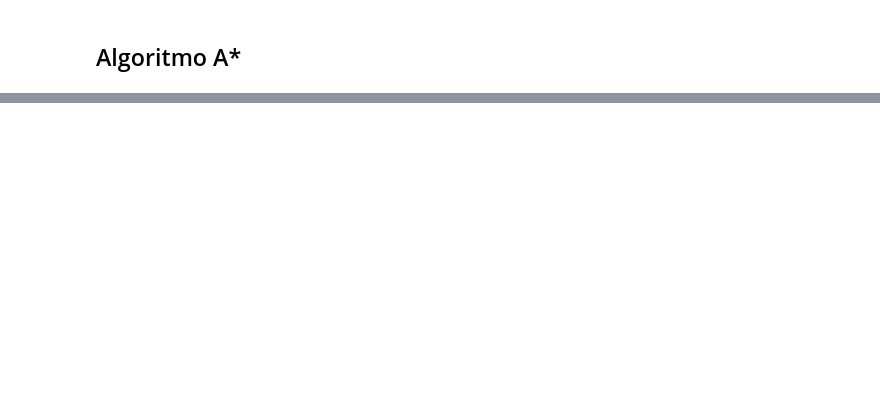
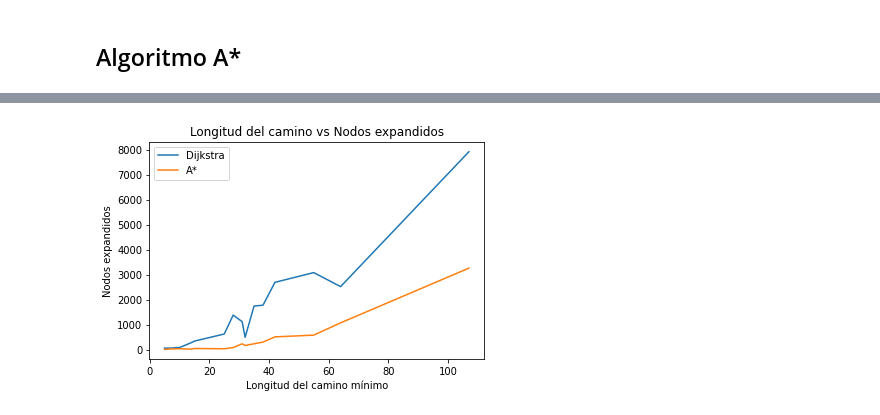
Before and after one commit to Franz04Rony/Proyecto-tesis2, a Jupyter notebook: Proyecto_tesis_2.ipynb, the cells around one changed output, grey strips where cells are left out. Drawn from its saved outputs; the diff is of its cells as text; code cells hidden in the pictures; blank space fills up the shorter version.

```diff
--- a/Proyecto_tesis_2.ipynb
+++ b/Proyecto_tesis_2.ipynb
@@ -313,0 +597,20 @@ Camino: [1209250656, 1209256646, 4150228762, 1209249131, 5394543976, 5394544002,
+# %%
+long_camino = [14,10,32,15,9,31,25,35,28,64,42,32,38,55,107,9,7,7,5,8]
+nodos_expand_Dijkstra = [278,77,592,339,136,1120,622,1744,1380,2524,2696,491,1778,3086,7933,79,77,59,56,65]
+nodos_expand_AStar = [17,31,154,43,19,230,31,231,80,1070,508,163,300,578,3265,30,9,23,5,24]
+
+dic1 = dict(zip(long_camino, nodos_expand_Dijkstra))
+dic2 = dict(zip(long_camino, nodos_expand_AStar))
+#ordenando
+dic1 = dict(sorted(dic1.items()))
+dic2 = dict(sorted(dic2.items()))
+# %%
+plt.plot(dic1.keys(), dic1.values(), label="Dijkstra")
+plt.plot(dic2.keys(), dic2.values(), label="A*")
+plt.xlabel("Longitud del camino mínimo")
+plt.ylabel("Nodos expandidos")
+plt.title("Longitud del camino vs Nodos expandidos")
+plt.legend()
+plt.show()
+# %% [output]
+[figure, added]
```
Also changed, not shown: parts of 25 cells of this notebook, 19 other files.
